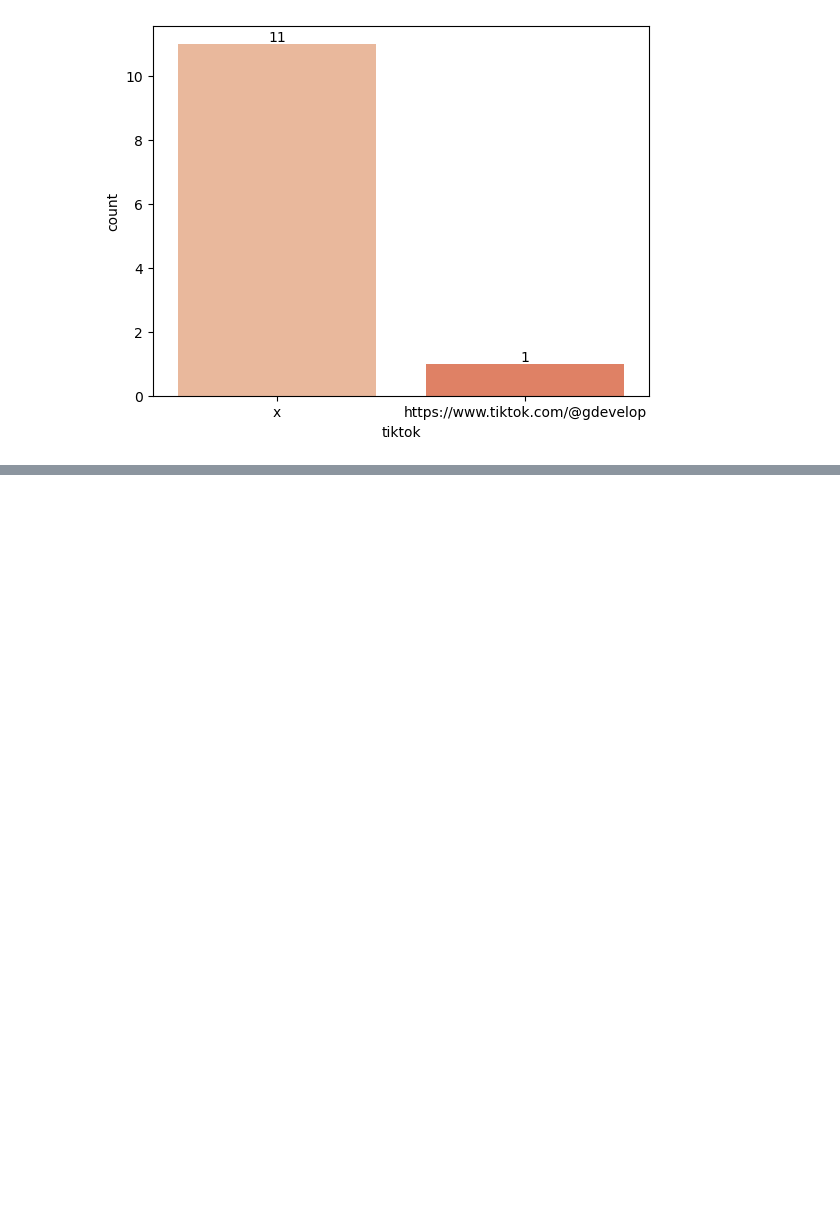
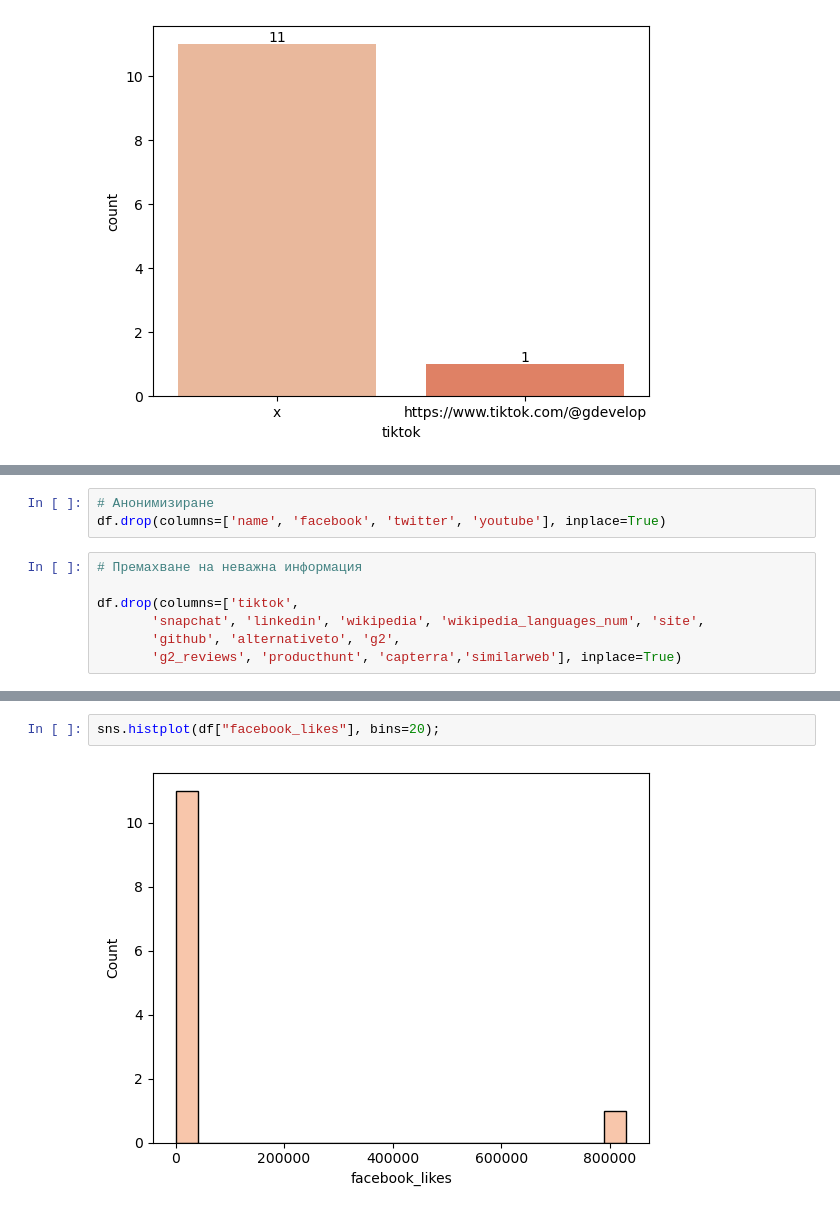
Before and after one commit to Galya777/GameEngineClassification, a Jupyter notebook: GameEngineClassification.ipynb, the cells around one changed output, grey strips where cells are left out. Drawn from its saved outputs; the diff is of its cells as text; blank space fills up the shorter version.

```diff
--- a/GameEngineClassification.ipynb
+++ b/GameEngineClassification.ipynb
@@ -232,0 +289,10 @@ ValueError: zero-size array to reduction operation fmin which has no identity
+# %%
+# Анонимизиране
+df.drop(columns=['name', 'facebook', 'twitter', 'youtube'], inplace=True)
+# %%
+# Премахване на неважна информация
+
+df.drop(columns=['tiktok',
+       'snapchat', 'linkedin', 'wikipedia', 'wikipedia_languages_num', 'site',
+       'github', 'alternativeto', 'g2',
+       'g2_reviews', 'producthunt', 'capterra','similarweb'], inplace=True)
@@ -232,0 +369,4 @@ ValueError: zero-size array to reduction operation fmin which has no identity
+# %%
+sns.histplot(df["facebook_likes"], bins=20);
+# %% [output]
+[figure, added]
```
Also changed, not shown: parts of 24 cells of this notebook.
